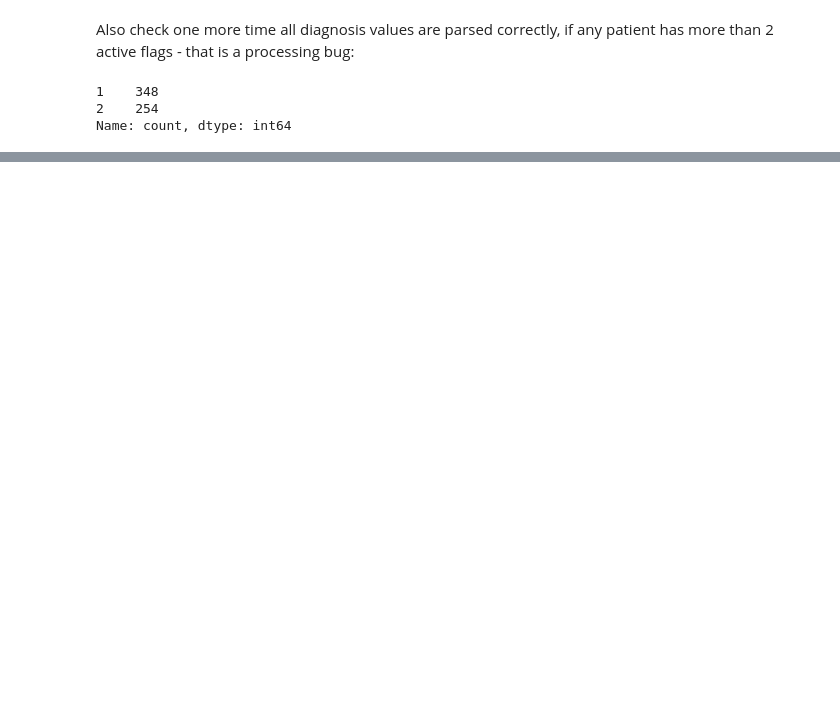
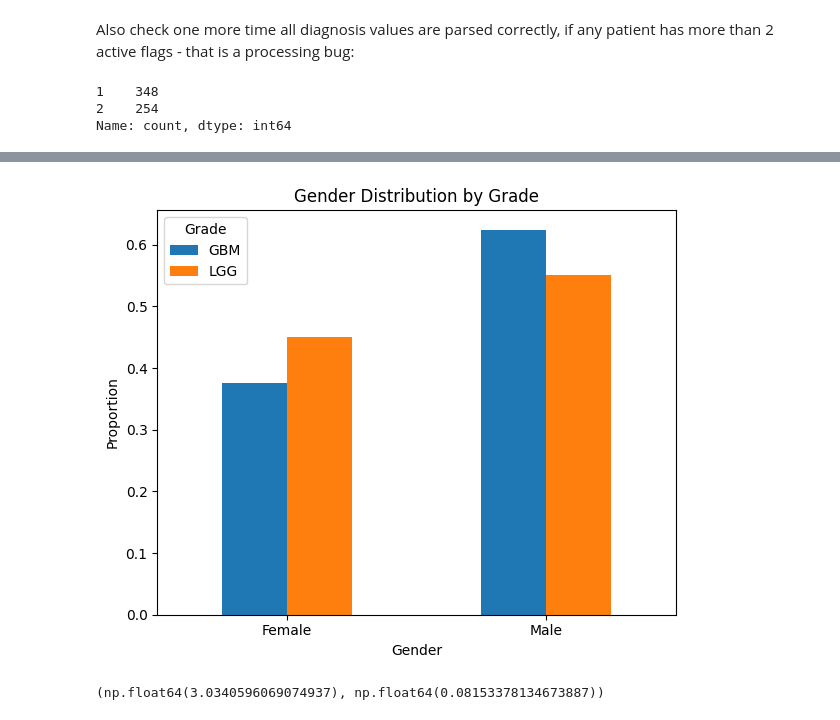
Before and after one commit to owmtgf/IAD_MAG_ML, a Jupyter notebook: LAB1/main.ipynb, the cells around one changed output, grey strips where cells are left out. Saved outputs shown, nothing was run; the diff lists cells and outputs as text; code cells hidden in the pictures; blank space fills up the shorter version.

```diff
--- a/LAB1/main.ipynb
+++ b/LAB1/main.ipynb
@@ -401,0 +416,28 @@ Name: Age_at_diagnosis, dtype: float64
+# %%
+gender_labels = processed_train_df["Gender"].map(MAPPING_REVERSED["Gender"])
+grade_labels = processed_train_df["Grade"].map(MAPPING_REVERSED["Grade"])
+
+ct_gender = pd.crosstab(
+    gender_labels,
+    grade_labels,
+    normalize="columns"
+)
+
+ct_gender.plot(kind="bar", figsize=(6, 5))
+plt.title("Gender Distribution by Grade")
+plt.ylabel("Proportion")
+plt.xticks(rotation=0)
+plt.tight_layout()
+plt.show()
+# %% [output]
+[figure, added]
+# %%
+contingency = pd.crosstab(
+    processed_train_df["Gender"],
+    processed_train_df["Grade"]
+)
+
+chi2, p_value, _, _ = chi2_contingency(contingency)
+chi2, p_value
+# %% [output]
+(np.float64(3.0340596069074937), np.float64(0.08153378134673887))
```
Also changed, not shown: parts of 28 cells of this notebook, 5 other files.
